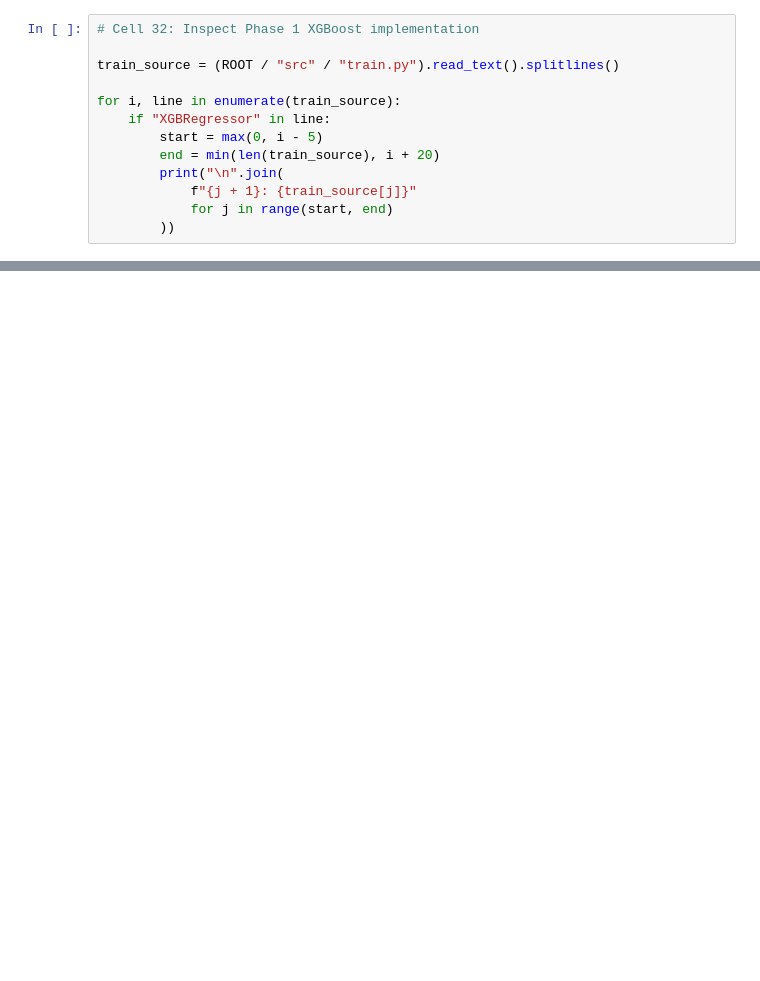
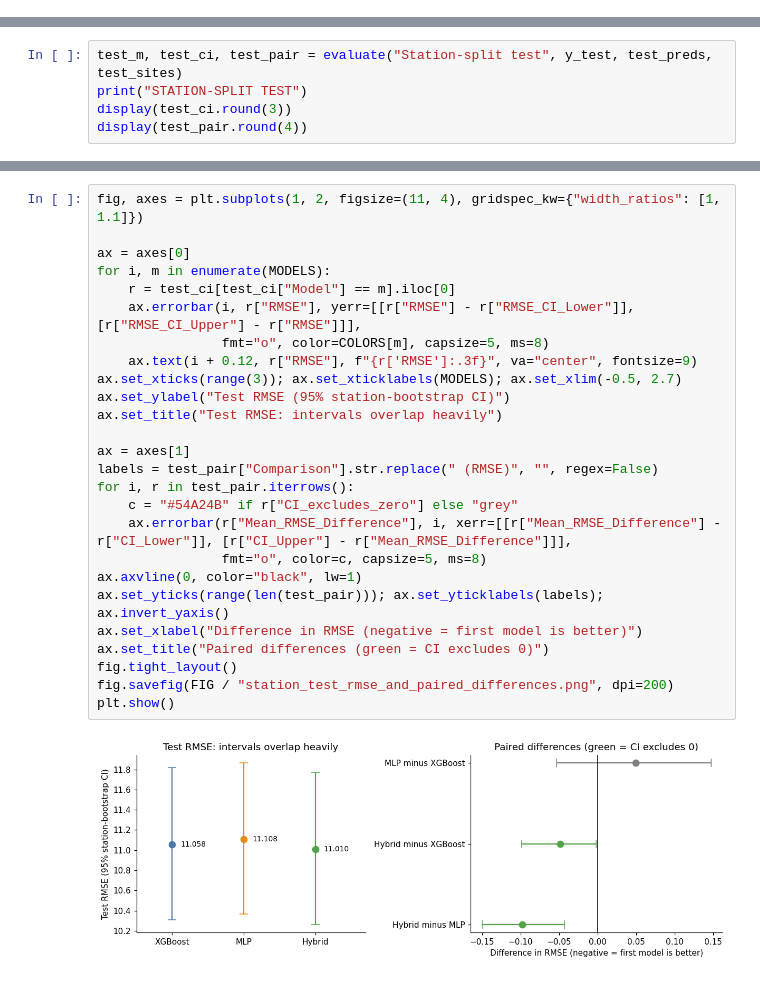
Before and after one commit to Priyal-2005/water-quality-prediction, a Jupyter notebook: notebooks/08_dl_evaluation.ipynb, the cells around one changed output, grey strips where cells are left out. Saved outputs shown, nothing was run; the diff lists cells and outputs as text; blank space fills up the shorter version.

Commit message:
refactor: Hybrid uses Phase 1 XGBoost, station-test evaluation in notebook 08, clean notebooks 07/08, update theory 4.8

```diff
--- a/notebooks/08_dl_evaluation.ipynb
+++ b/notebooks/08_dl_evaluation.ipynb
@@ -1265,13 +0,0 @@ Model: XGBRegressor
-# %%
-# Cell 32: Inspect Phase 1 XGBoost implementation
-
-train_source = (ROOT / "src" / "train.py").read_text().splitlines()
-
-for i, line in enumerate(train_source):
-    if "XGBRegressor" in line:
-        start = max(0, i - 5)
-        end = min(len(train_source), i + 20)
-        print("\n".join(
-            f"{j + 1}: {train_source[j]}"
-            for j in range(start, end)
-        ))
@@ -2338,0 +185,5 @@ de82a21 Implement and validate XGBoost MLP hybrid model
+# %%
+test_m, test_ci, test_pair = evaluate("Station-split test", y_test, test_preds, test_sites)
+print("STATION-SPLIT TEST")
+display(test_ci.round(3))
+display(test_pair.round(4))
@@ -2338,0 +200,28 @@ de82a21 Implement and validate XGBoost MLP hybrid model
+# %%
+fig, axes = plt.subplots(1, 2, figsize=(11, 4), gridspec_kw={"width_ratios": [1, 1.1]})
+
+ax = axes[0]
+for i, m in enumerate(MODELS):
+    r = test_ci[test_ci["Model"] == m].iloc[0]
+    ax.errorbar(i, r["RMSE"], yerr=[[r["RMSE"] - r["RMSE_CI_Lower"]], [r["RMSE_CI_Upper"] - r["RMSE"]]],
+                fmt="o", color=COLORS[m], capsize=5, ms=8)
+    ax.text(i + 0.12, r["RMSE"], f"{r['RMSE']:.3f}", va="center", fontsize=9)
+ax.set_xticks(range(3)); ax.set_xticklabels(MODELS); ax.set_xlim(-0.5, 2.7)
+ax.set_ylabel("Test RMSE (95% station-bootstrap CI)")
+ax.set_title("Test RMSE: intervals overlap heavily")
+
+ax = axes[1]
+labels = test_pair["Comparison"].str.replace(" (RMSE)", "", regex=False)
+for i, r in test_pair.iterrows():
+    c = "#54A24B" if r["CI_excludes_zero"] else "grey"
+    ax.errorbar(r["Mean_RMSE_Difference"], i, xerr=[[r["Mean_RMSE_Difference"] - r["CI_Lower"]], [r["CI_Upper"] - r["Mean_RMSE_Difference"]]],
+                fmt="o", color=c, capsize=5, ms=8)
+ax.axvline(0, color="black", lw=1)
+ax.set_yticks(range(len(test_pair))); ax.set_yticklabels(labels); ax.invert_yaxis()
+ax.set_xlabel("Difference in RMSE (negative = first model is better)")
+ax.set_title("Paired differences (green = CI excludes 0)")
+fig.tight_layout()
+fig.savefig(FIG / "station_test_rmse_and_paired_differences.png", dpi=200)
+plt.show()
+# %% [output]
+[figure, added]
```
Also changed, not shown: parts of 79 cells of this notebook, 24 other files.
